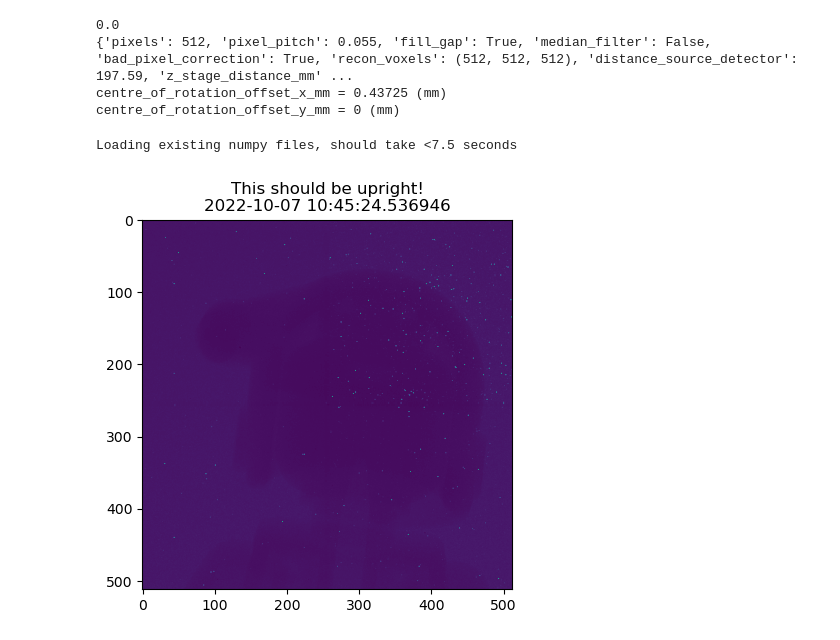
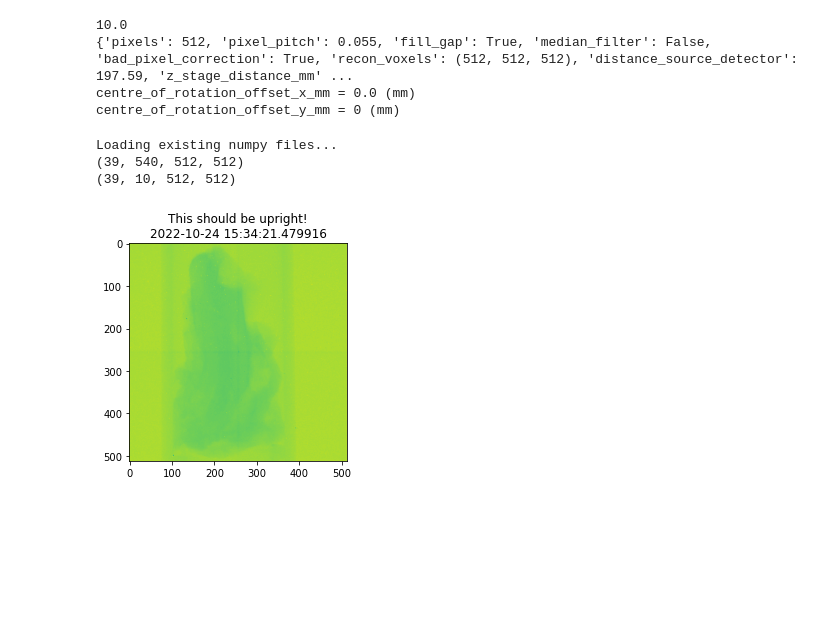
Before and after one commit to navrit/TIGRE, a Jupyter notebook: Python/demos/recon.ipynb, the cells around one changed output. Saved outputs shown, nothing was run; the diff lists cells and outputs as text; code cells hidden in the pictures; blank space fills up the shorter version.

```diff
--- a/Python/demos/recon.ipynb
+++ b/Python/demos/recon.ipynb
@@ -22,6 +22,7 @@ import nibabel as nib
 import numpy as np
 import SimpleITK as sitk
 import tomopy
+from copy import copy
 from astropy.convolution import Gaussian2DKernel, interpolate_replace_nans
 from PIL import Image
 from scipy import interpolate
@@ -40,24 +41,25 @@ from tigre.utilities.geometry import Geometry
 
 import shared_functions as s
 
-kernel = Gaussian2DKernel(x_stddev=2)
 
-drive = 'f:\\'
-# basefolder = os.path.join(drive,'jasper','data','20220726_scanseries')
-# base_folder = os.path.join(drive, 'jasper', 'data', '20220822_ffpe_WhateverBreast')
-# base_folder = os.path.join(drive, 'jasper', 'data', '20220825_LegoMan')
-# base_folder = os.path.join(drive, 'jasper', 'data', '20220822_Al_Phantom_Recon_Alignment')
-# base_folder = os.path.join(drive, 'jasper', 'data', '20220822_ffpe_WhateverBreast')
-# base_folder = os.path.join(drive, 'jasper', 'data', '20220805_tumourWhateverBreast')
-# base_folder = os.path.join(drive, 'jasper', 'data', '20220727_HamnCheeseseries_M')
-# base_folder = os.path.join(drive, 'jasper', 'data', '20220929_Legoman_al_filter_110_um_variable_exposures')
-# base_folder = os.path.join(drive, 'jasper', 'data', '20220930_Legoman_al_filter_110_um_fixed_exposures')
-# base_folder = os.path.join(drive, 'jasper', 'data', '20221003_Legoman_al_filter_110_um') # centre_of_rotation_offset_x_mm = 0.1
-# base_folder = os.path.join(drive, 'jasper', 'data', '20221004_Legoman_al_filter_220_um') # 4 keV only
-# base_folder = os.path.join(drive, 'jasper', 'data', '20221004_Legoman_al_filter_220_um') # 4 keV only
-base_folder = os.path.join(drive, 'jasper', 'data', '20221004_Legoman_al_filter_500_um')
+def plot_image(arr, title='', vmin=None, vmax=None):
+    cm = copy(plt.cm.viridis)
+    plt.figure(figsize=(16,16))
+    plt.title(title)
+    im = plt.imshow(arr, vmin=vmin, vmax=vmax, cmap=cm, interpolation='none')
+    im.cmap.set_under('b')
+    im.cmap.set_over('r')
+    im.cmap.set_bad('pink')
+    plt.colorbar()
+    plt.show()
 
-base_json_file = os.path.join(base_folder, 'scan_settings.json')
+prefix = os.path.join('f:\\', 'jasper', 'data')
+
+
+# base_folder = os.path.join(prefix, '20221020_H20_All_ths_per_proj_with_filter'); centre_of_rotation_offset_x_mm = 0.0
+base_folder = os.path.join(prefix, '20221014_HamNCheese_Best_of_the_best'); centre_of_rotation_offset_x_mm = 0.0
+
+base_json_file = os.path.join(base_folder, 'Scan_in_keV.json')
 results_folder = os.path.join(base_folder, 'results')
 if not os.path.exists(results_folder):
     os.makedirs(results_folder)
@@ -89,7 +91,7 @@ gReconParams['recon_voxels'] = (
 1.035 mm - Mylar to Si sensor surface
 '''
 gReconParams['distance_source_detector'] = 197.59
-gReconParams['z_stage_distance_mm'] = s.get_sample_z_from_first_scan_json(base_json_file) # Varies between 0 and 100 mm
+gReconParams['z_stage_distance_mm'] = s.get_sample_z_from_scan_json(base_json_file) # Varies between 0 and 100 mm
 print(gReconParams['z_stage_distance_mm'])
 '''
 30 mm    - Radius of the sample stage
@@ -113,27 +115,22 @@ gReconParams['recon_size'] = (a, a, a)
 
 print(gReconParams)
 
-# 20220805_tumourWhateverBreast
-# centre_of_rotation_offset_x_mm = -0.27  # s.find_optimal_offset(gReconParams, spectral_projs_th0[1, :, :, :], angles, detector_x_offsets, detector_y_offsets, stage_offset=0, search_range=25)
-# centre_of_rotation_offset_y_mm = -0.24
-
-# 20220822_ffpe_WhateverBreast
-# centre_of_rotation_offset_x_mm = 0.16885  # s.find_optimal_offset(gReconParams, spectral_projs_th0[1, :, :, :], angles, detector_x_offsets, detector_y_offsets, stage_offset=0, search_range=25)
-# centre_of_rotation_offset_y_mm = 0.0
-
-# 20220727_HamnCheeseseries_M
-centre_of_rotation_offset_x_mm = 0.43725  # s.find_optimal_offset(gReconParams, spectral_projs_th0[1, :, :, :], angles, detector_x_offsets, detector_y_offsets, stage_offset=0, search_range=25)
+# centre_of_rotation_offset_x_mm = 0.  # s.find_optimal_offset(gReconParams, spectral_projs_th0[1, :, :, :], angles, detector_x_offsets, detector_y_offsets, stage_offset=0, search_range=25)
 centre_of_rotation_offset_y_mm = 0
 
 print(f'centre_of_rotation_offset_x_mm = {centre_of_rotation_offset_x_mm} (mm)')
 print(f'centre_of_rotation_offset_y_mm = {centre_of_rotation_offset_y_mm} (mm)')
 # %% [output]
-0.0
+10.0
 {'pixels': 512, 'pixel_pitch': 0.055, 'fill_gap': True, 'median_filter': False, 'bad_pixel_correction': True, 'recon_voxels': (512, 512, 512), 'distance_source_detector': 197.59, 'z_stage_distance_mm' ...
-centre_of_rotation_offset_x_mm = 0.43725 (mm)
+centre_of_rotation_offset_x_mm = 0.0 (mm)
 centre_of_rotation_offset_y_mm = 0 (mm)
 # %%
 spectral_projs_th0, spectral_open_th0, spectral_projs_th1, spectral_open_th1, th0_list, th1_list, exp_time, angles, z_offset, detector_x_offsets, detector_y_offsets, th0_dacs_list, th1_dacs_list = \
     s.load_or_generate_data_arrays(base_json_file, base_folder, results_folder, gReconParams)
+print(spectral_projs_th0.shape) # energies, projections, pixels, pixels
+print(spectral_open_th0.shape) # energies, projections, pixels, pixels
 # %% [output]
-Loading existing numpy files, should take <7.5 seconds
+Loading existing numpy files...
+(39, 540, 512, 512)
+(39, 10, 512, 512)
@@ -140,14 +185,14 @@ Loading existing numpy files, should take <7.5 seconds
 # %%
 ''' Flip in both axes for the Legoman_al_filter_100_um_ datasets...
 Going from (2,3,0,1) to (0,1,2,3) '''
 
 if chip_indices == (0,1,2,3):
     spectral_projs_th0 = np.flip(np.flip(spectral_projs_th0, axis=2), axis=3)
     spectral_open_th0  = np.flip(np.flip(spectral_open_th0, axis=2), axis=3)
     spectral_projs_th1 = np.flip(np.flip(spectral_projs_th1, axis=2), axis=3)
     spectral_open_th1  = np.flip(np.flip(spectral_open_th1, axis=2), axis=3)
 plt.title(f'This should be upright!\n{datetime.datetime.now()}')
-plt.imshow(spectral_projs_th0[0,0,:,:])
+plt.imshow(np.log(spectral_projs_th0[0,0,:,:]))
 plt.show()
 # %% [output]
-[figure, old version]
+[figure, new version]
```
Also changed, not shown: parts of 13 cells of this notebook, 9 other files.
